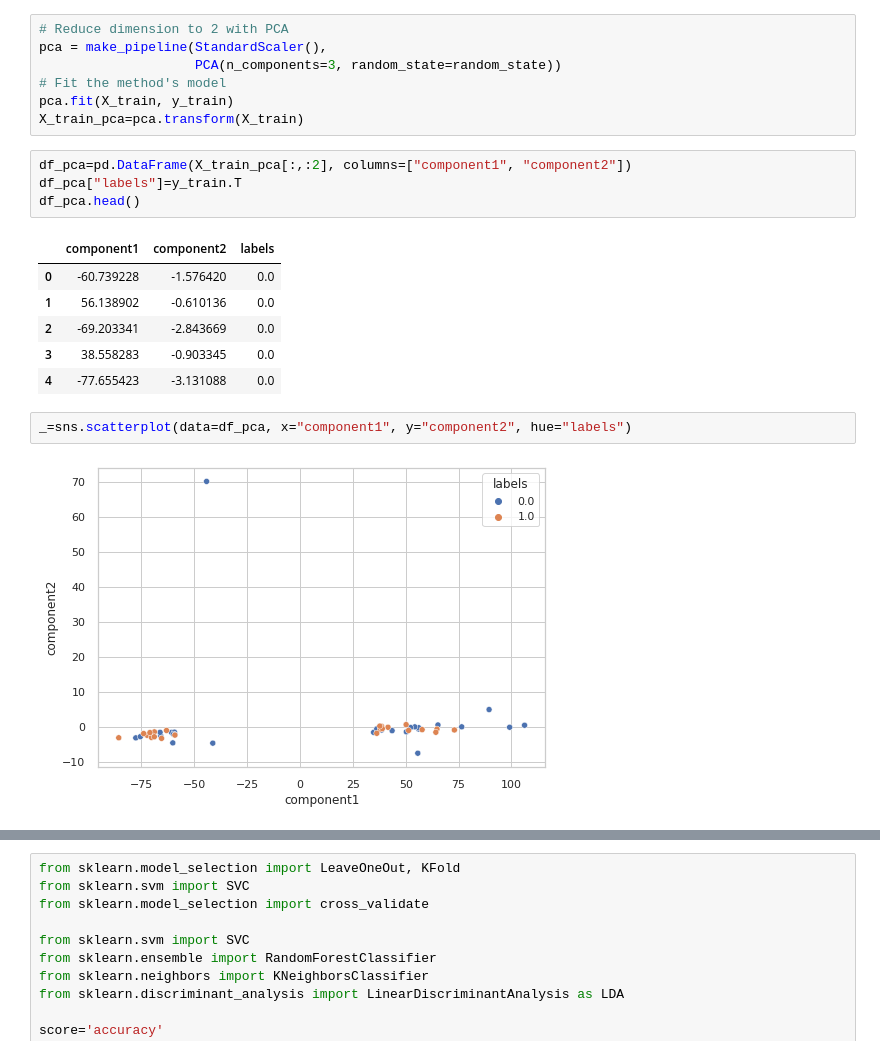
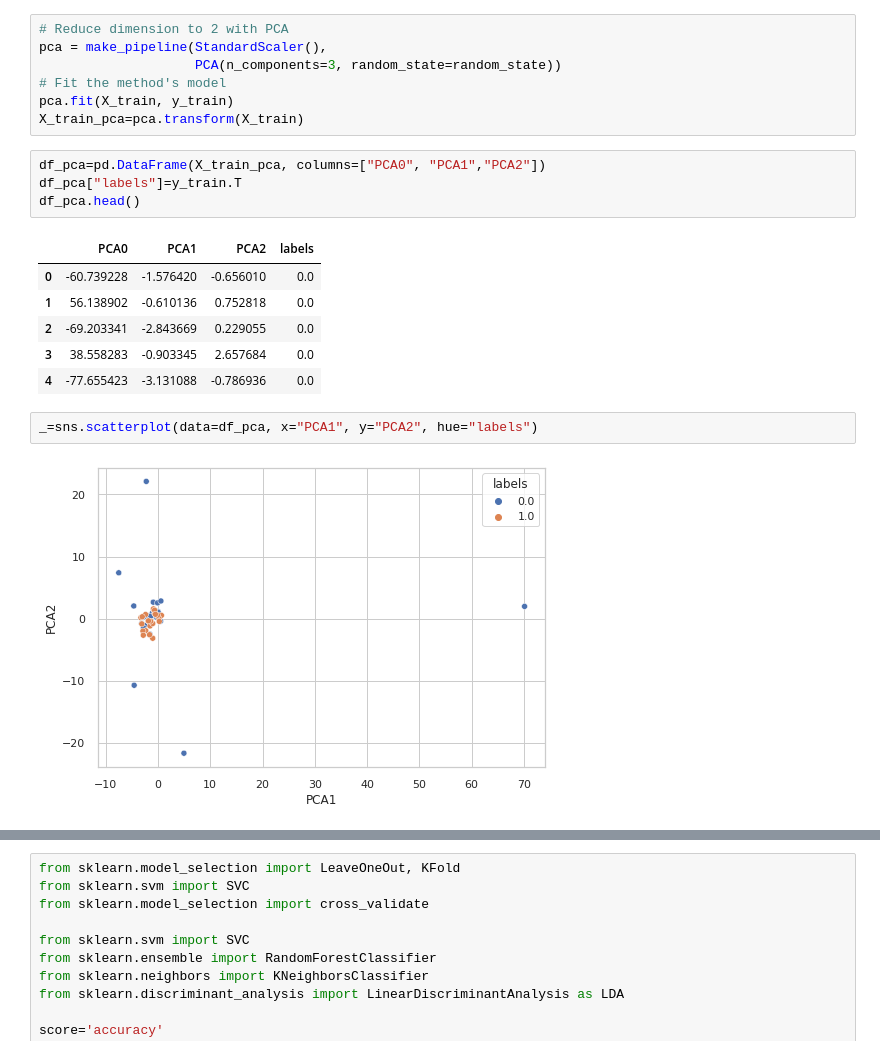
Before and after one commit to spolex/spiral, a Jupyter notebook: notebooks/202011_spiral_r_rd_correlation.ipynb, the cells around one changed output, grey strips where cells are left out. Cells and saved outputs as stored; diff of their text form.

Commit message:
PCA 3D plot

```diff
--- a/notebooks/202011_spiral_r_rd_correlation.ipynb
+++ b/notebooks/202011_spiral_r_rd_correlation.ipynb
@@ -105,17 +105,17 @@ pca = make_pipeline(StandardScaler(),
 pca.fit(X_train, y_train)
 X_train_pca=pca.transform(X_train)
 # %%
-df_pca=pd.DataFrame(X_train_pca[:,:2], columns=["component1", "component2"])
+df_pca=pd.DataFrame(X_train_pca, columns=["PCA0", "PCA1","PCA2"])
 df_pca["labels"]=y_train.T
 df_pca.head()
 # %% [output]
-|  | component1 | component2 | labels |
-| 0 | -60.739228 | -1.576420 | 0.0 |
-| 1 | 56.138902 | -0.610136 | 0.0 |
-| 2 | -69.203341 | -2.843669 | 0.0 |
-| 3 | 38.558283 | -0.903345 | 0.0 |
-| 4 | -77.655423 | -3.131088 | 0.0 |
+|  | PCA0 | PCA1 | PCA2 | labels |
+| 0 | -60.739228 | -1.576420 | -0.656010 | 0.0 |
+| 1 | 56.138902 | -0.610136 | 0.752818 | 0.0 |
+| 2 | -69.203341 | -2.843669 | 0.229055 | 0.0 |
+| 3 | 38.558283 | -0.903345 | 2.657684 | 0.0 |
+| 4 | -77.655423 | -3.131088 | -0.786936 | 0.0 |
 # %%
-_=sns.scatterplot(data=df_pca, x="component1", y="component2", hue="labels")
+_=sns.scatterplot(data=df_pca, x="PCA1", y="PCA2", hue="labels")
 # %% [output]
-[figure, old version]
+[figure, new version]
```
Also changed, not shown: parts of 1 cell of this notebook, 1 other file.
